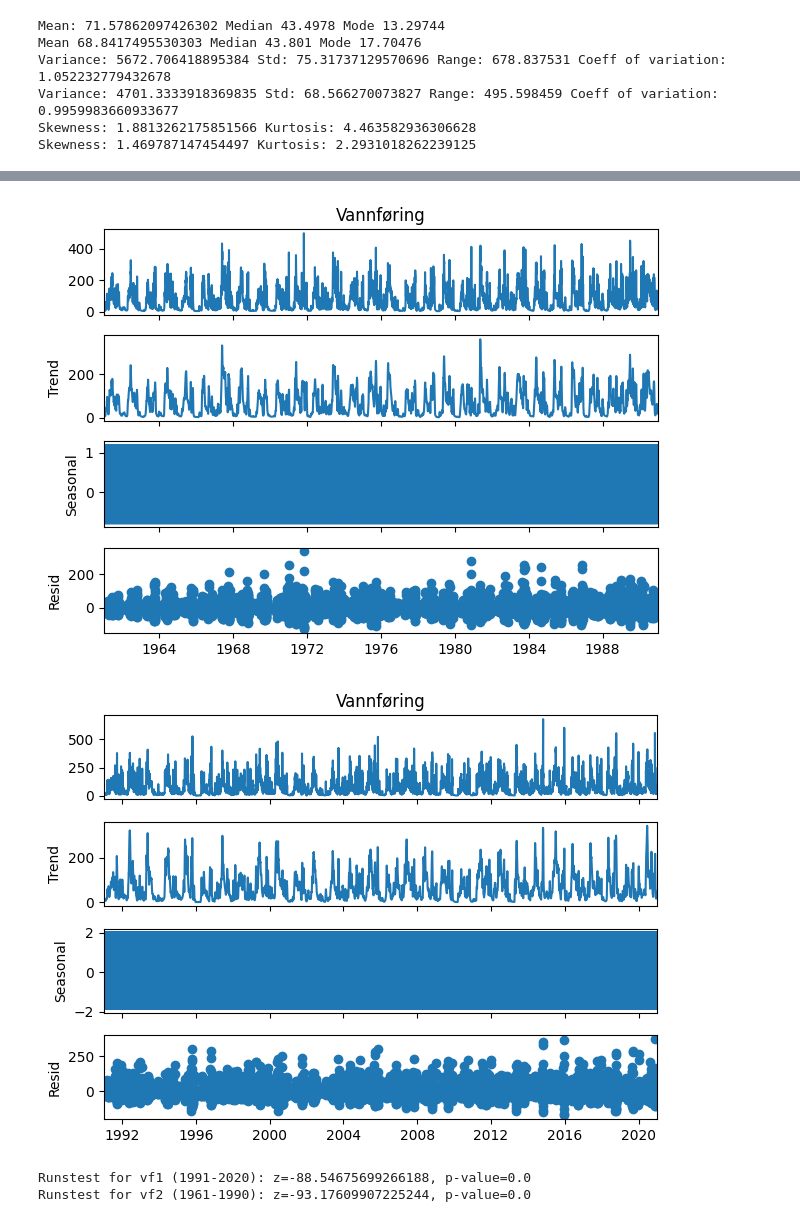
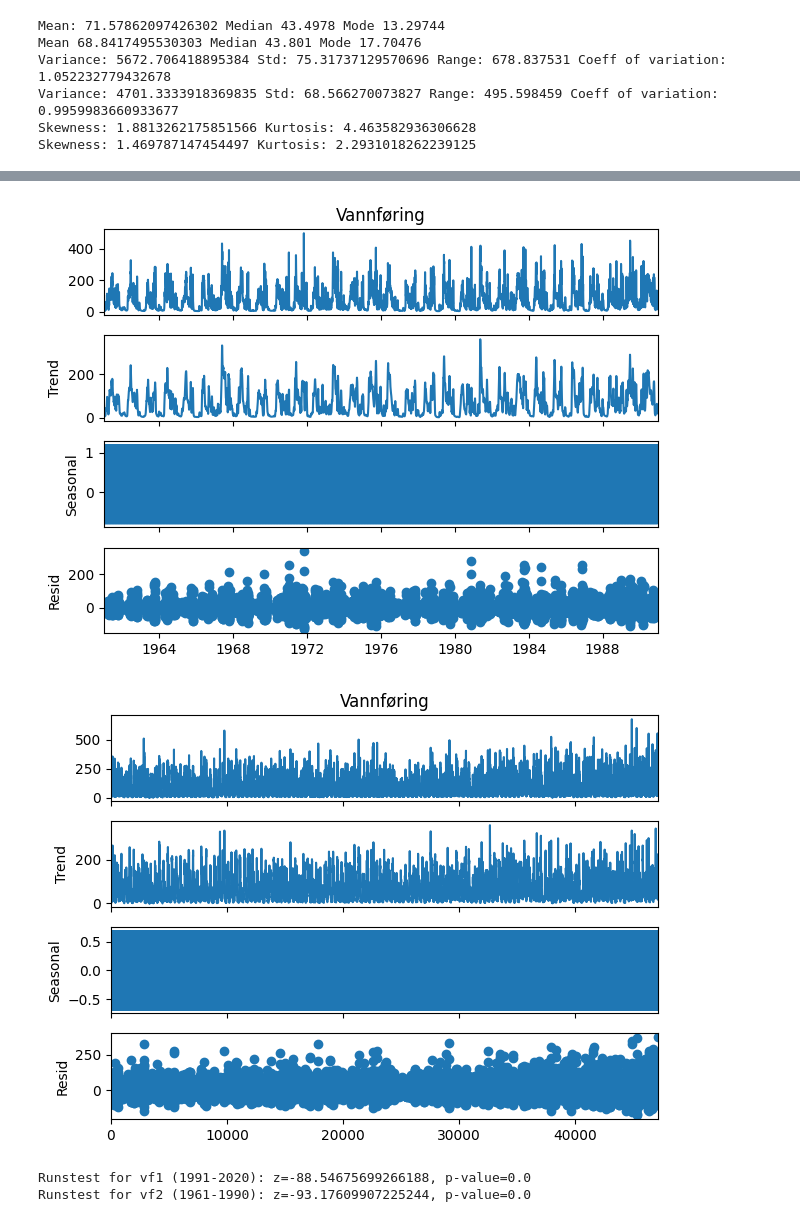
Before and after one commit to arnie-arch/Prosjektoppgave-GEO9300, a Jupyter notebook: Analyse_.ipynb, the cells around one changed output, grey strips where cells are left out. Cells and saved outputs as stored; diff of their text form; code cells hidden in the pictures.

```diff
--- a/Analyse_.ipynb
+++ b/Analyse_.ipynb
@@ -285,17 +285,17 @@ Skewness: 1.469787147454497 Kurtosis: 2.2931018262239125
 # %%
 # In some cases, a simple decomposition using moving averages can already be informative
 # here, assuming an additive model: Y[t] = T[t] + S[t] + e[t]
 # and a 12-months periodicity
 decomposition=seasonal_decompose(vf1['Vannføring'], model='additive', period=12).plot()
 decomposition=seasonal_decompose(vf2['Vannføring'], model='additive', period=12).plot()
 
-decomposition=seasonal_decompose(vf1['Vannføring'], model='additive', period=12).plot()
+decomposition=seasonal_decompose(vf['Vannføring'], model='additive', period=12).plot()
 
 #this decomposition can be regarded as a model that produces the observed data
 # %% [output]
 [figure]
 [figure]
-[figure, old version]
+[figure, new version]
 # %%
 from statsmodels.sandbox.stats.runs import runstest_1samp
 
```
Also changed, not shown: parts of 3 cells of this notebook.
